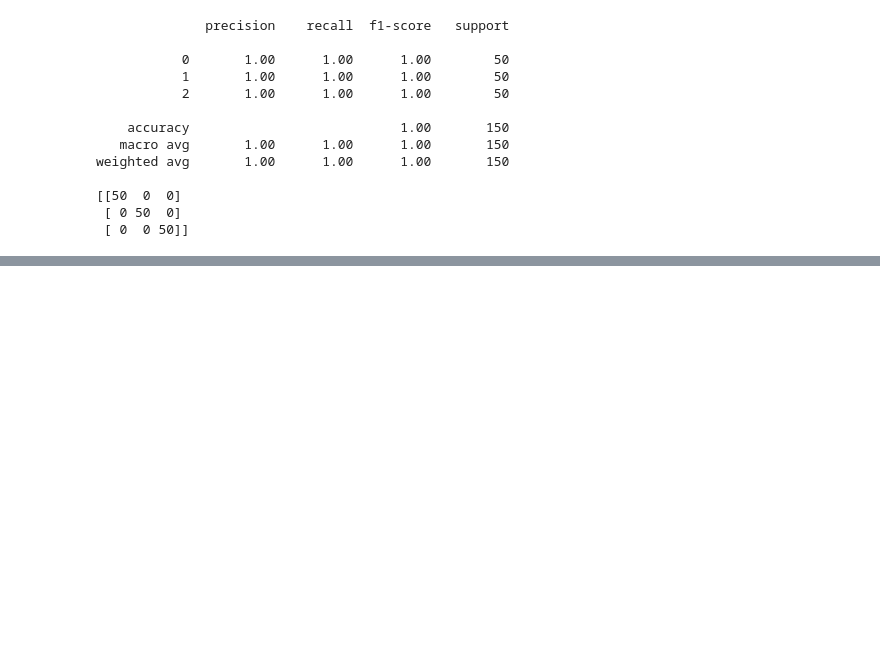
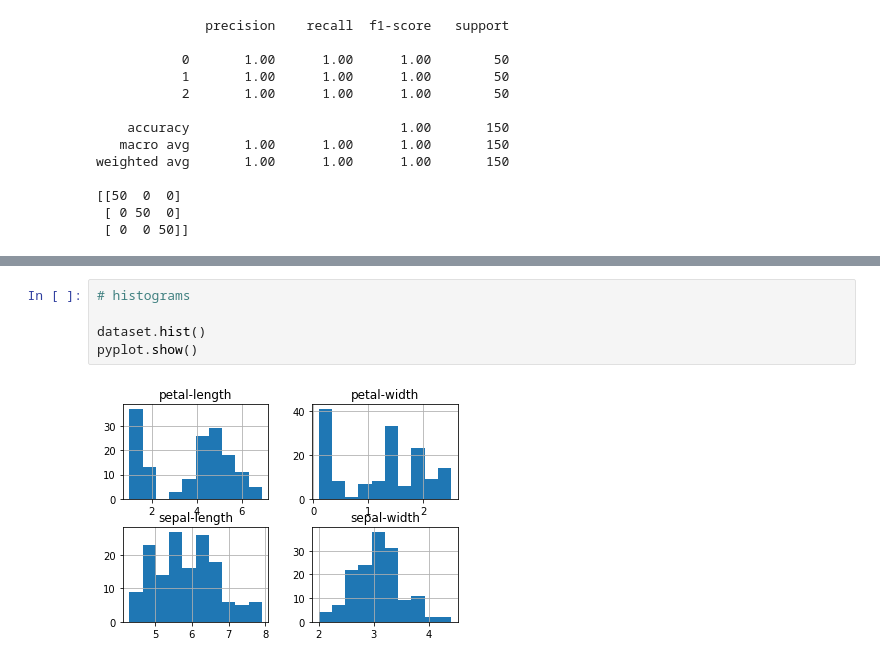
Before and after one commit to kevin0634/ScikitLearnPython, a Jupyter notebook: pythonBasics/pythonIntro.ipynb, the cells around one changed output, grey strips where cells are left out. Saved outputs shown, nothing was run; the diff lists cells and outputs as text; blank space fills up the shorter version.

```diff
--- a/pythonBasics/pythonIntro.ipynb
+++ b/pythonBasics/pythonIntro.ipynb
@@ -48,0 +207,7 @@ weighted avg       1.00      1.00      1.00       150
+# %%
+# histograms
+
+dataset.hist()
+pyplot.show()
+# %% [output]
+[figure, added]
```
Also changed, not shown: parts of 30 cells of this notebook.
